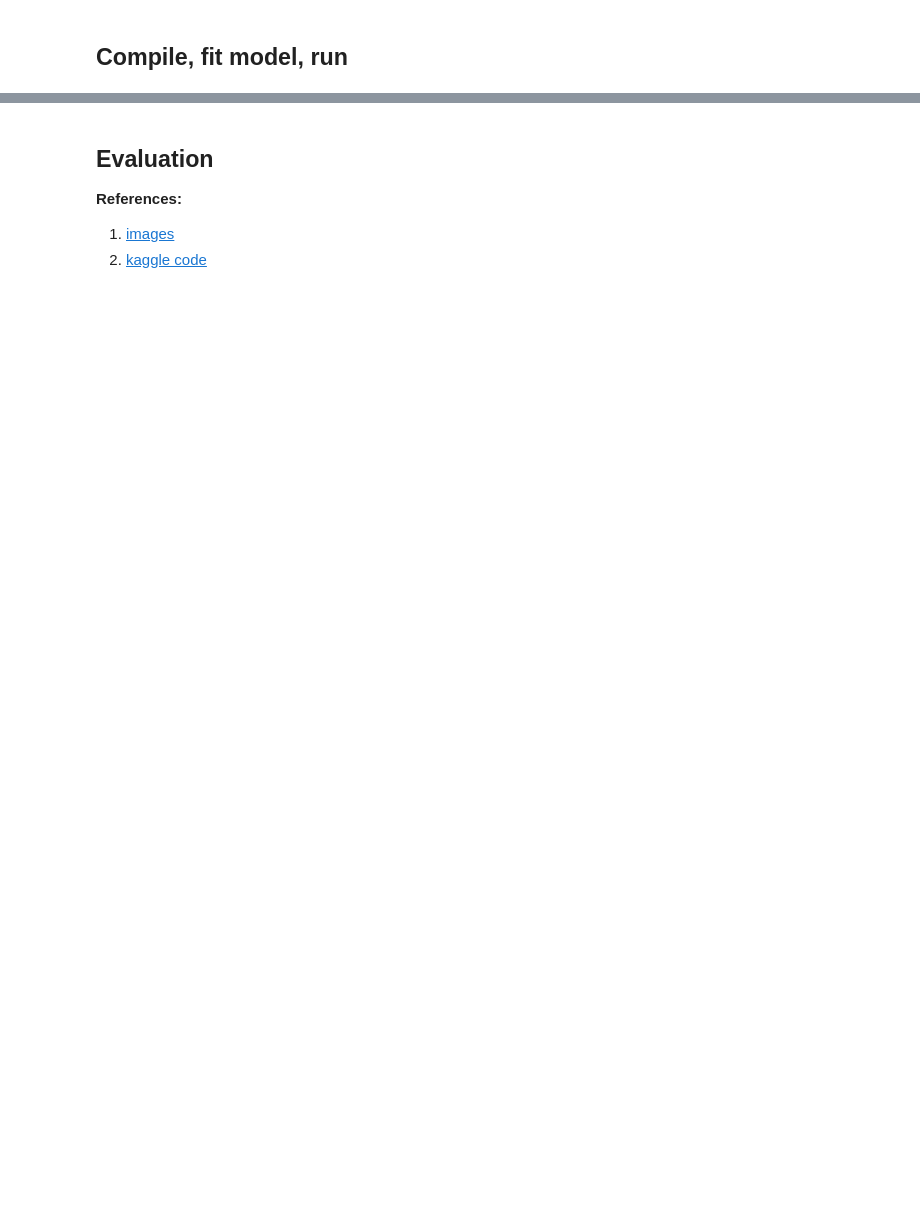
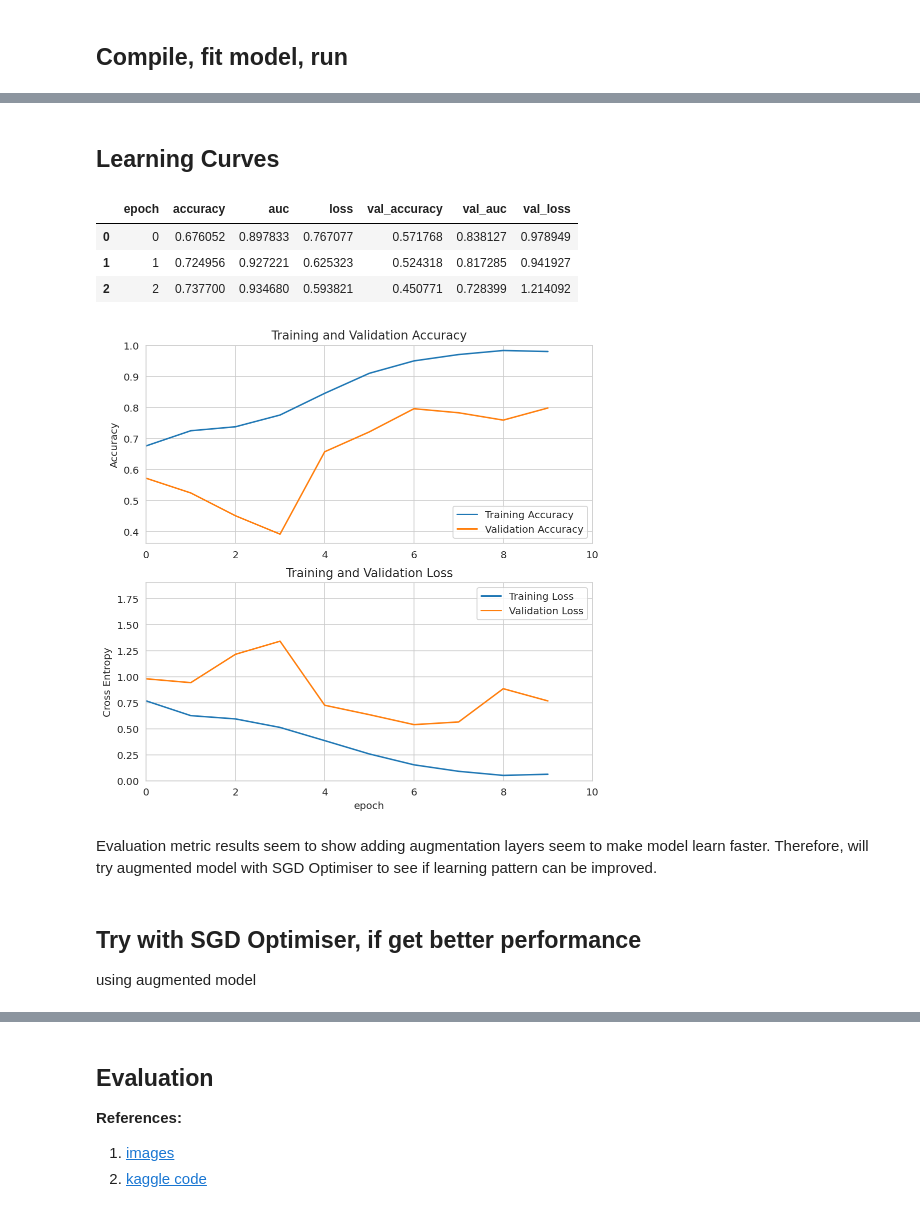
Before and after one commit to yxmauw/eye-disease-classification, a Jupyter notebook: UNet.ipynb, the cells around one changed output, grey strips where cells are left out. Drawn from its saved outputs; the diff is of its cells as text; code cells hidden in the pictures; blank space fills up the shorter version.

```diff
--- a/UNet.ipynb
+++ b/UNet.ipynb
@@ -499,0 +587,44 @@ history = model.fit(train_ds, epochs=epochs, validation_data=val_ds, callbacks=c
+# %% [markdown]
+## Learning Curves
+# %%
+history = pd.read_csv('drive/MyDrive/Colab Notebooks/history_augm.csv')
+history.head(3)
+# %% [output]
+|  | epoch | accuracy | auc | loss | val_accuracy | val_auc | val_loss |
+| 0 | 0 | 0.676052 | 0.897833 | 0.767077 | 0.571768 | 0.838127 | 0.978949 |
+| 1 | 1 | 0.724956 | 0.927221 | 0.625323 | 0.524318 | 0.817285 | 0.941927 |
+| 2 | 2 | 0.737700 | 0.934680 | 0.593821 | 0.450771 | 0.728399 | 1.214092 |
+# %%
+acc = history['accuracy']
+val_acc = history['val_accuracy']
+
+loss = history['loss']
+val_loss = history['val_loss']
+# %%
+plt.figure(figsize=(8, 8))
+plt.subplot(2, 1, 1)
+plt.plot(acc, label='Training Accuracy')
+plt.plot(val_acc, label='Validation Accuracy')
+plt.legend(loc='lower right')
+plt.ylabel('Accuracy')
+plt.ylim([min(plt.ylim()),1])
+plt.xlim([0,10])
+plt.title('Training and Validation Accuracy')
+
+plt.subplot(2, 1, 2)
+plt.plot(loss, label='Training Loss')
+plt.plot(val_loss, label='Validation Loss')
+plt.legend(loc='upper right')
+plt.ylabel('Cross Entropy')
+plt.ylim([0,1.9])
+plt.xlim([0,10])
+plt.title('Training and Validation Loss')
+plt.xlabel('epoch')
+plt.show()
+# %% [output]
+[figure, added]
+# %% [markdown]
+Evaluation metric results seem to show adding augmentation layers seem to make model learn faster. Therefore, will try augmented model with SGD Optimiser to see if learning pattern can be improved.
+# %% [markdown]
+## Try with SGD Optimiser, if get better performance
+using augmented model
```
Also changed, not shown: parts of 19 cells of this notebook.
